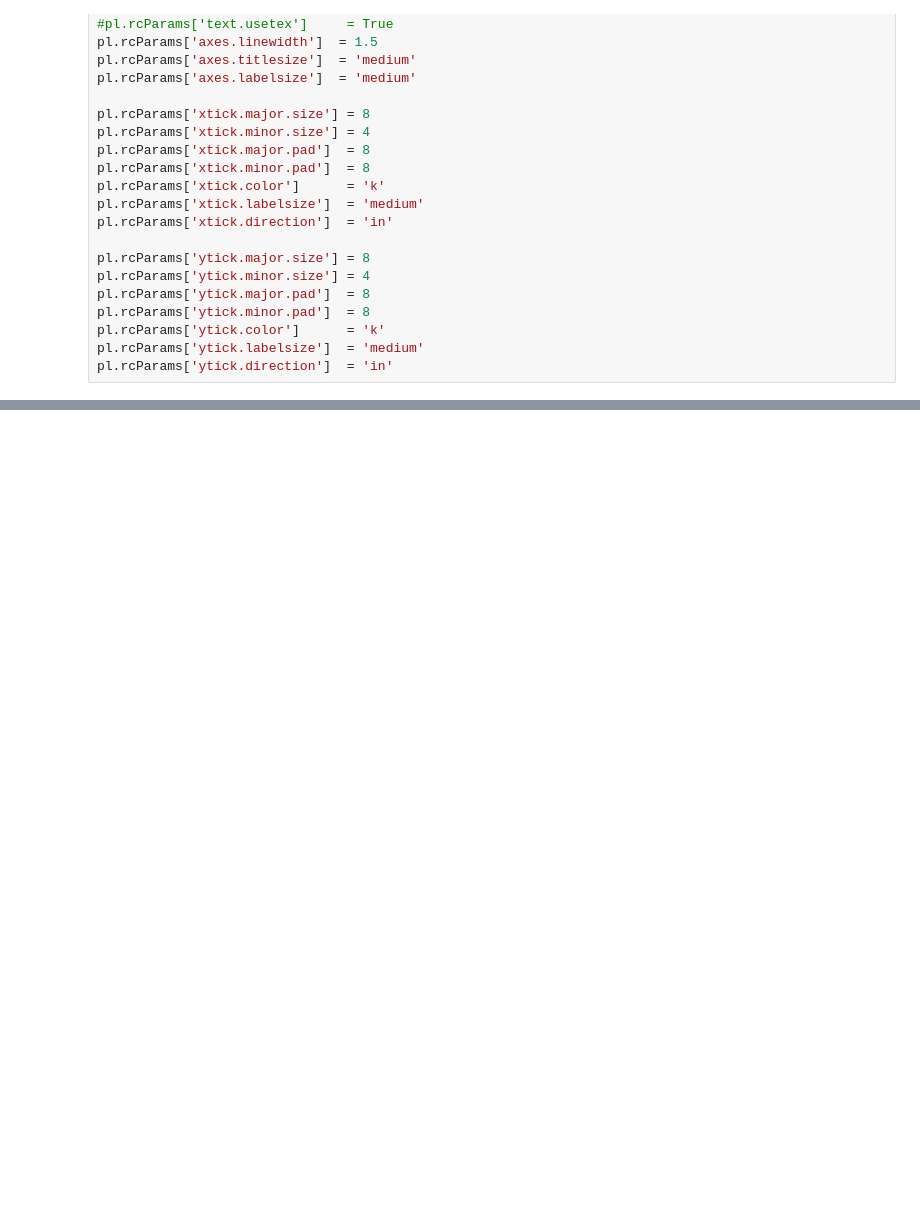
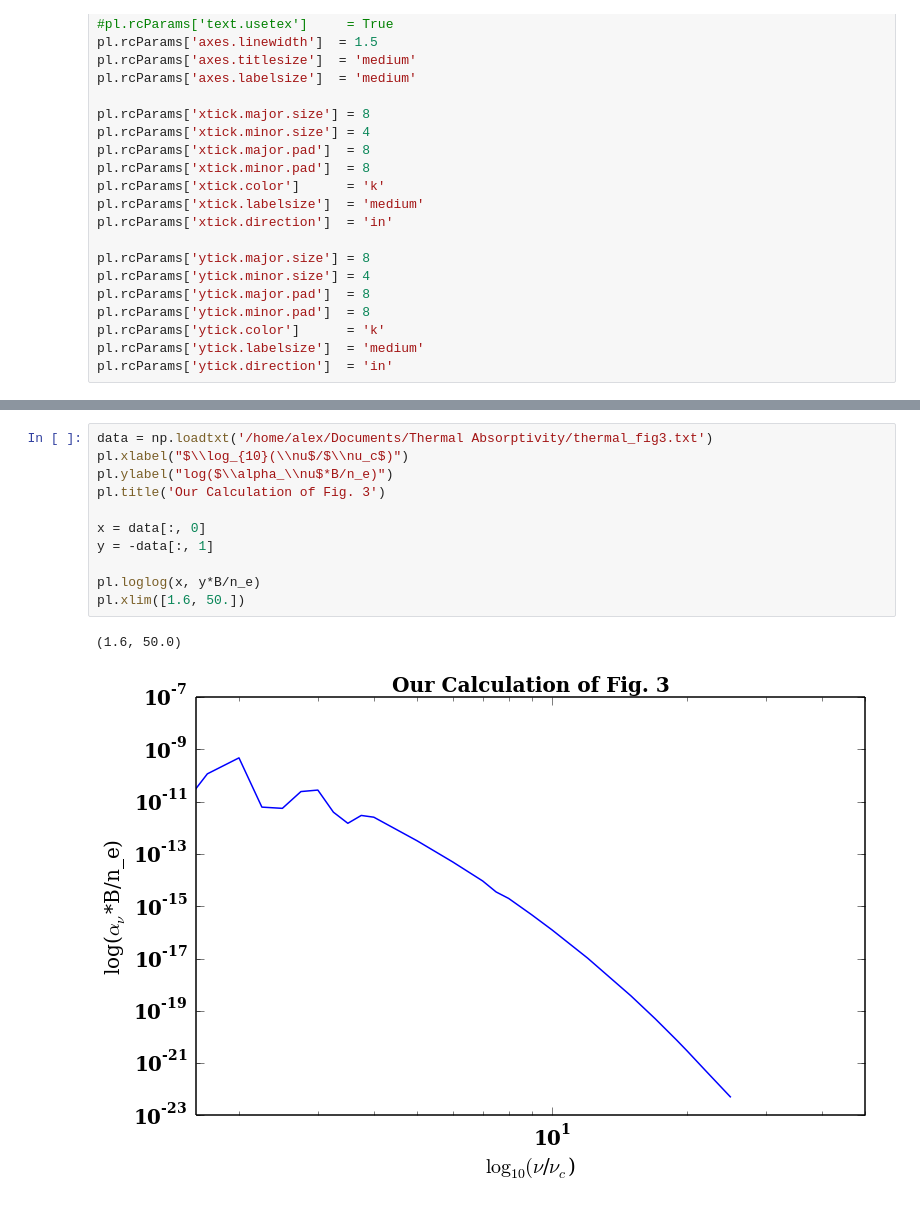
Before and after one commit to aapandy2/kappa_distributions, a Jupyter notebook: thermal_absorptivity_calculator.ipynb, the cells around one changed output, grey strips where cells are left out. Drawn from its saved outputs; the diff is of its cells as text; blank space fills up the shorter version.

```diff
--- a/thermal_absorptivity_calculator.ipynb
+++ b/thermal_absorptivity_calculator.ipynb
@@ -161,0 +209,14 @@ n_summation(30)
+# %%
+data = np.loadtxt('/home/alex/Documents/Thermal Absorptivity/thermal_fig3.txt')
+pl.xlabel("$\\log_{10}(\\nu$/$\\nu_c$)")
+pl.ylabel("log($\\alpha_\\nu$*B/n_e)")
+pl.title('Our Calculation of Fig. 3')
+
+x = data[:, 0]
+y = -data[:, 1]
+
+pl.loglog(x, y*B/n_e)
+pl.xlim([1.6, 50.])
+# %% [output]
+(1.6, 50.0)
+[figure, added]
```
Also changed, not shown: parts of 5 cells of this notebook, 2 other files.
